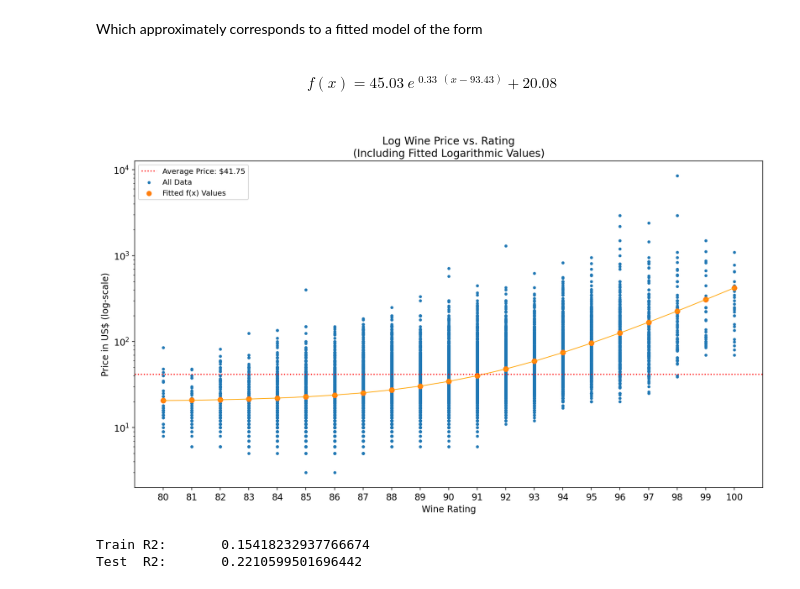
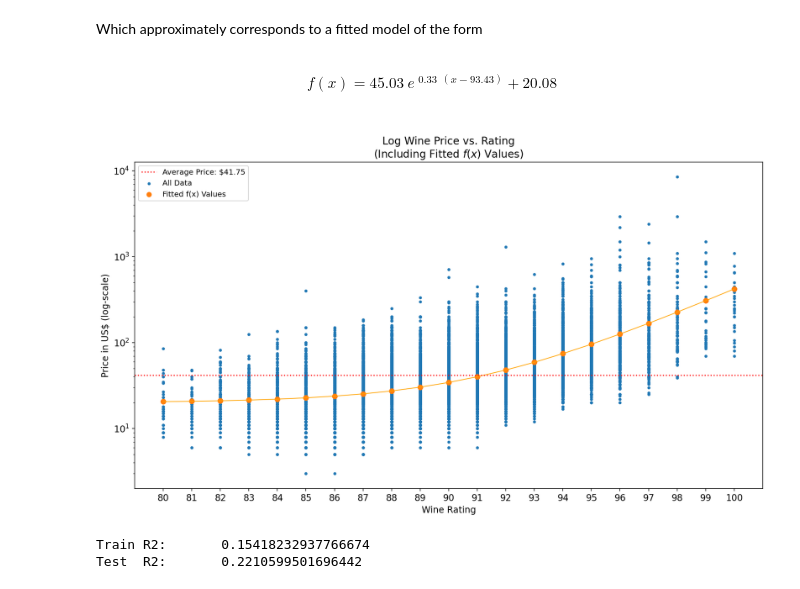
Before and after one commit to jelodge/GeneralAssemblyCapstone, a Jupyter notebook: Predicting_Wine_Prices.ipynb, the cells around one changed output. Saved outputs shown, nothing was run; the diff lists cells and outputs as text; code cells hidden in the pictures.

```diff
--- a/Predicting_Wine_Prices.ipynb
+++ b/Predicting_Wine_Prices.ipynb
@@ -1992,29 +1993,29 @@ Which approximately corresponds to a fitted model of the form
 # %%
 # Inspecting the fitted model visually
 fig,ax = plt.subplots(figsize=(15,8))
 ax.scatter(X_logfn,
            y_logfn,
            marker='.',label="All Data")
 # To draw the fitted line through the data points
 X_VALS = X_logfn.value_counts().sort_index().index
 Y_VALS = logfn_vals.value_counts().sort_index().index
 ax.plot(X_VALS,Y_VALS,lw=1,color='orange')
 ax.scatter(X_logfn,
            logfn_vals,
            marker="o",label="Fitted f(x) Values")
 ax.set_yscale('log')
-ax.set_title("Log Wine Price vs. Rating\n(Including Fitted Logarithmic Values)",fontsize=14)
+ax.set_title("Log Wine Price vs. Rating\n(Including Fitted $f(x)$ Values)",fontsize=14)
 ax.axhline(y_logfn.mean(),color='red',linestyle=':',
            label=f'Average Price: ${round(y_logfn.mean(),2)}')
 ax.set_xticks(range(80,101))
 plt.xticks(fontsize=12)
 plt.yticks(fontsize=12)
 ax.set_xlabel("Wine Rating",fontsize=12)
 ax.set_ylabel("Price in US\\$ (log-scale)",fontsize=12)
 plt.legend()
 plt.show()
 # %% [output]
-[figure, old version]
+[figure, new version]
 # %%
 # Now to calculate the R2 value for the fitted logarithmic model
 logfn_vals_tr = exp_price(X_logfn_tr,a=logfn_a,b=logfn_b,c=logfn_c,d=logfn_d)
```
Also changed, not shown: parts of 50 cells of this notebook, 7 other files.
